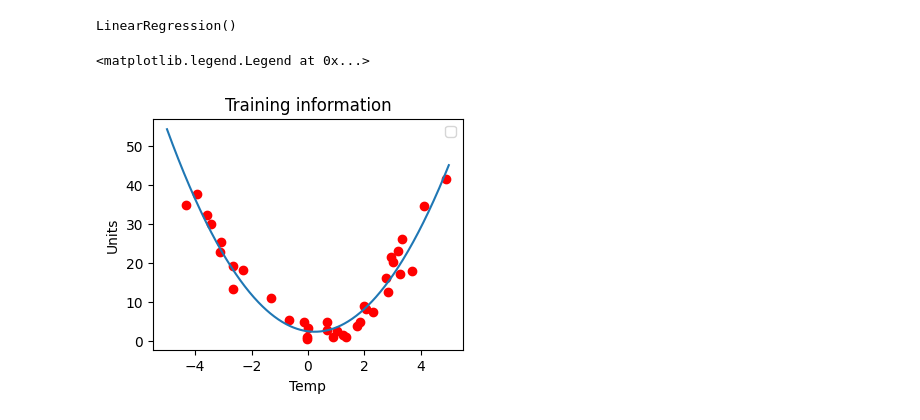
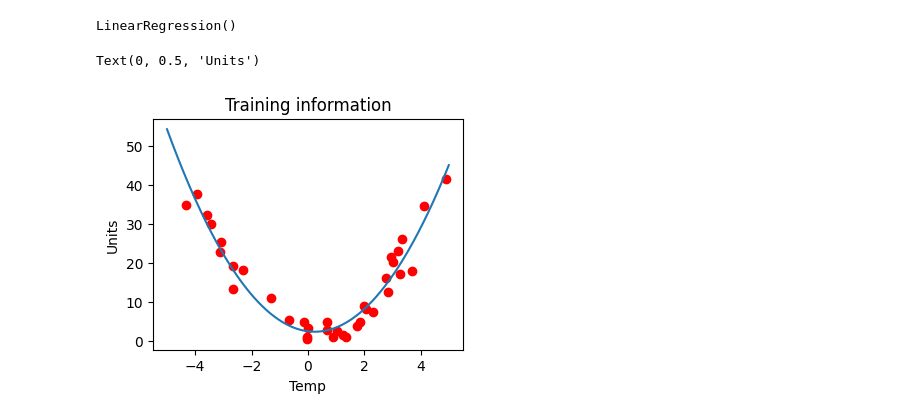
Before and after one commit to VyshnaviKarakatla/machine_learning-notebooks, a Jupyter notebook: 03_polynomial_regression.ipynb, the cells around one changed output. Cells and saved outputs as stored; diff of their text form; code cells hidden in the pictures.

```diff
--- a/03_polynomial_regression.ipynb
+++ b/03_polynomial_regression.ipynb
@@ -81,11 +81,10 @@ LinearRegression()
 # %%
 plt.figure(figsize=(4,3))
 plt.title('Training information')
 plt.plot(np.linspace(-5,5,500).reshape(500,1),model.predict(pl1.fit_transform(np.linspace(-5,5,500).reshape(500,1))))
 plt.scatter(t_train,u_train,color='red')
 plt.xlabel('Temp')
 plt.ylabel('Units')
-plt.legend()
 # %% [output]
-<matplotlib.legend.Legend at 0x...>
+Text(0, 0.5, 'Units')
-[figure, old version]
+[figure, new version]
```
